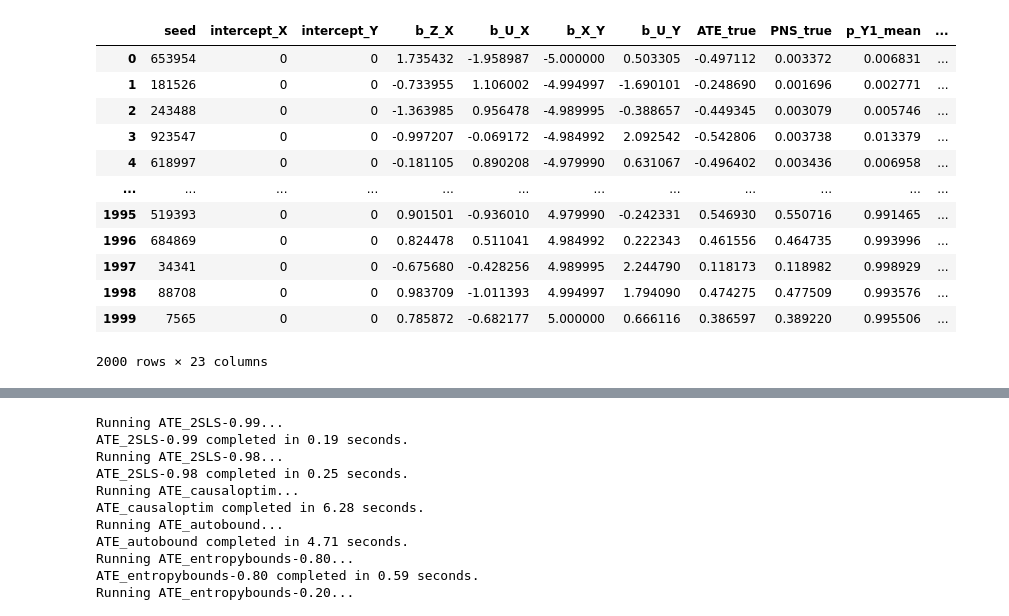
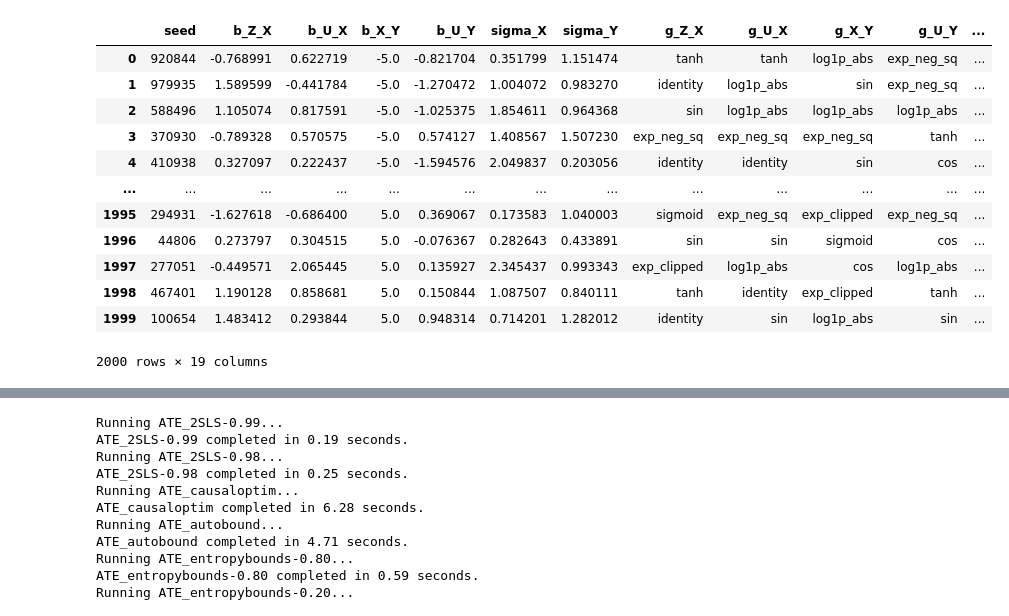
Before and after one commit to tmaringgele/causal-bounds, a Jupyter notebook: simulation_engine/test.ipynb, the cells around one changed output, grey strips where cells are left out. Saved outputs shown, nothing was run; the diff lists cells and outputs as text; code cells hidden in the pictures.

```diff
--- a/simulation_engine/test.ipynb
+++ b/simulation_engine/test.ipynb
@@ -24,20 +27,34 @@ from simulation_engine.algorithms.zaffalonbounds import ZaffalonBounds
 # %%
-data = BinaryIV.generate_data_rolling_ate(N_simulations=2000)
+function_keys = [
+                "identity",
+                "sin",
+                "cos",
+                "tanh",
+                "log1p_abs",
+                "exp_neg_sq",
+                "sigmoid",
+                "exp_clipped"
+            ]
+
+data = ContinuousIV.run_rolling_b_X_Y_simulations(
+    b_range=(-5, 5), N_points=100, replications=20, n=500,
+    allowed_functions=['identity']
+)
 data
 # %% [output]
-|  | seed | intercept_X | intercept_Y | b_Z_X | b_U_X | b_X_Y | b_U_Y | ATE_true | PNS_true | p_Y1_mean | ... |
-| 0 | 653954 | 0 | 0 | 1.735432 | -1.958987 | -5.000000 | 0.503305 | -0.497112 | 0.003372 | 0.006831 | ... |
-| 1 | 181526 | 0 | 0 | -0.733955 | 1.106002 | -4.994997 | -1.690101 | -0.248690 | 0.001696 | 0.002771 | ... |
-| 2 | 243488 | 0 | 0 | -1.363985 | 0.956478 | -4.989995 | -0.388657 | -0.449345 | 0.003079 | 0.005746 | ... |
-| 3 | 923547 | 0 | 0 | -0.997207 | -0.069172 | -4.984992 | 2.092542 | -0.542806 | 0.003738 | 0.013379 | ... |
-| 4 | 618997 | 0 | 0 | -0.181105 | 0.890208 | -4.979990 | 0.631067 | -0.496402 | 0.003436 | 0.006958 | ... |
-| ... | ... | ... | ... | ... | ... | ... | ... | ... | ... | ... | ... |
-| 1995 | 519393 | 0 | 0 | 0.901501 | -0.936010 | 4.979990 | -0.242331 | 0.546930 | 0.550716 | 0.991465 | ... |
-| 1996 | 684869 | 0 | 0 | 0.824478 | 0.511041 | 4.984992 | 0.222343 | 0.461556 | 0.464735 | 0.993996 | ... |
-| 1997 | 34341 | 0 | 0 | -0.675680 | -0.428256 | 4.989995 | 2.244790 | 0.118173 | 0.118982 | 0.998929 | ... |
-| 1998 | 88708 | 0 | 0 | 0.983709 | -1.011393 | 4.994997 | 1.794090 | 0.474275 | 0.477509 | 0.993576 | ... |
-| 1999 | 7565 | 0 | 0 | 0.785872 | -0.682177 | 5.000000 | 0.666116 | 0.386597 | 0.389220 | 0.995506 | ... |
+|  | seed | b_Z_X | b_U_X | b_X_Y | b_U_Y | sigma_X | sigma_Y | g_Z_X | g_U_X | g_X_Y | g_U_Y | ... |
+| 0 | 920844 | -0.768991 | 0.622719 | -5.0 | -0.821704 | 0.351799 | 1.151474 | tanh | tanh | log1p_abs | exp_neg_sq | ... |
+| 1 | 979935 | 1.589599 | -0.441784 | -5.0 | -1.270472 | 1.004072 | 0.983270 | identity | log1p_abs | sin | exp_neg_sq | ... |
+| 2 | 588496 | 1.105074 | 0.817591 | -5.0 | -1.025375 | 1.854611 | 0.964368 | sin | log1p_abs | log1p_abs | log1p_abs | ... |
+| 3 | 370930 | -0.789328 | 0.570575 | -5.0 | 0.574127 | 1.408567 | 1.507230 | exp_neg_sq | exp_neg_sq | exp_neg_sq | tanh | ... |
+| 4 | 410938 | 0.327097 | 0.222437 | -5.0 | -1.594576 | 2.049837 | 0.203056 | identity | identity | sin | cos | ... |
+| ... | ... | ... | ... | ... | ... | ... | ... | ... | ... | ... | ... | ... |
+| 1995 | 294931 | -1.627618 | -0.686400 | 5.0 | 0.369067 | 0.173583 | 1.040003 | sigmoid | exp_neg_sq | exp_clipped | exp_neg_sq | ... |
+| 1996 | 44806 | 0.273797 | 0.304515 | 5.0 | -0.076367 | 0.282643 | 0.433891 | sin | sin | sigmoid | cos | ... |
+| 1997 | 277051 | -0.449571 | 2.065445 | 5.0 | 0.135927 | 2.345437 | 0.993343 | exp_clipped | log1p_abs | cos | log1p_abs | ... |
+| 1998 | 467401 | 1.190128 | 0.858681 | 5.0 | 0.150844 | 1.087507 | 0.840111 | tanh | identity | exp_clipped | tanh | ... |
+| 1999 | 100654 | 1.483412 | 0.293844 | 5.0 | 0.948314 | 0.714201 | 1.282012 | identity | sin | log1p_abs | sin | ... |
-2000 rows × 23 columns
+2000 rows × 19 columns
 # %%
 PlottingUtil.plot_ate_pns(data, window=30)
 # %% [output]
```
Also changed, not shown: parts of 2 cells of this notebook, 1 other file.
